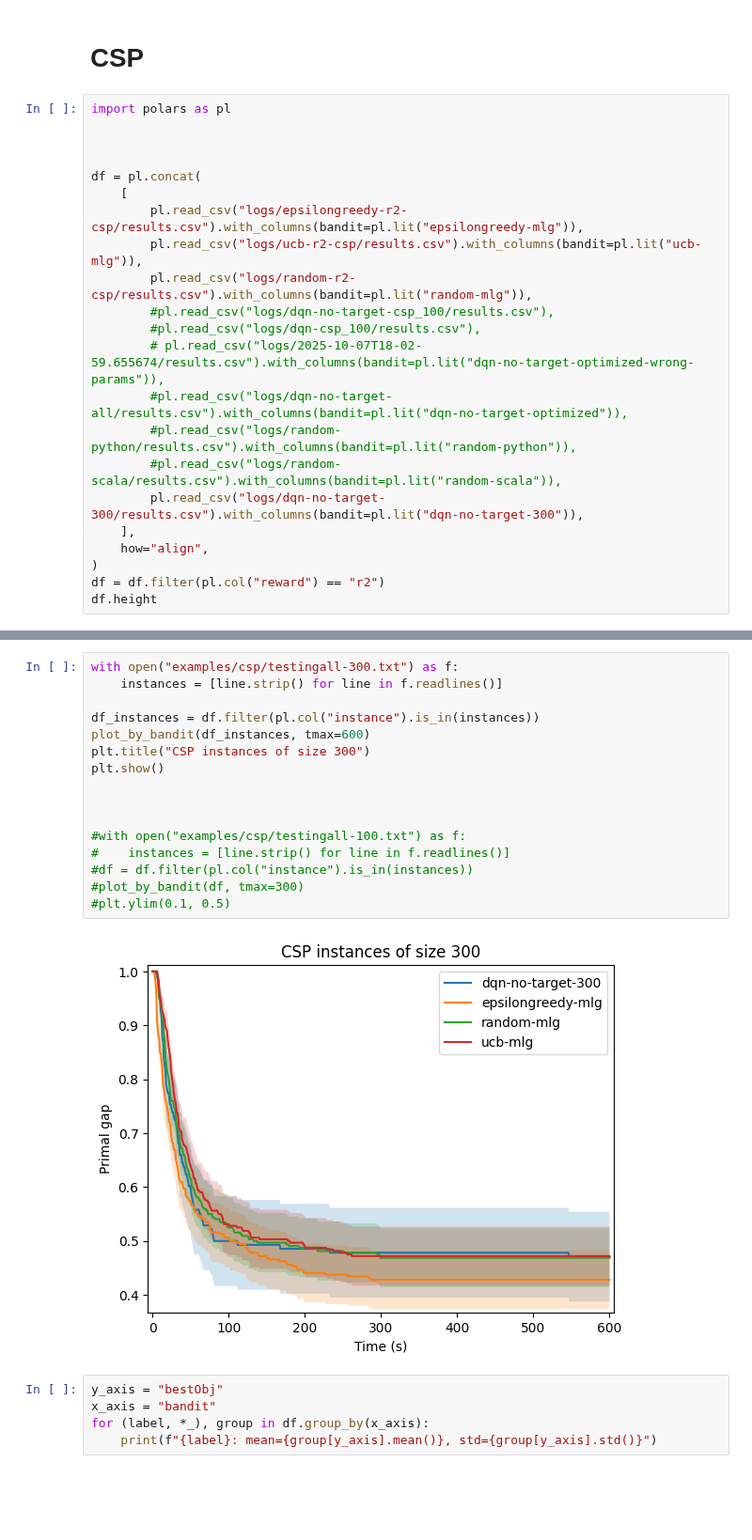
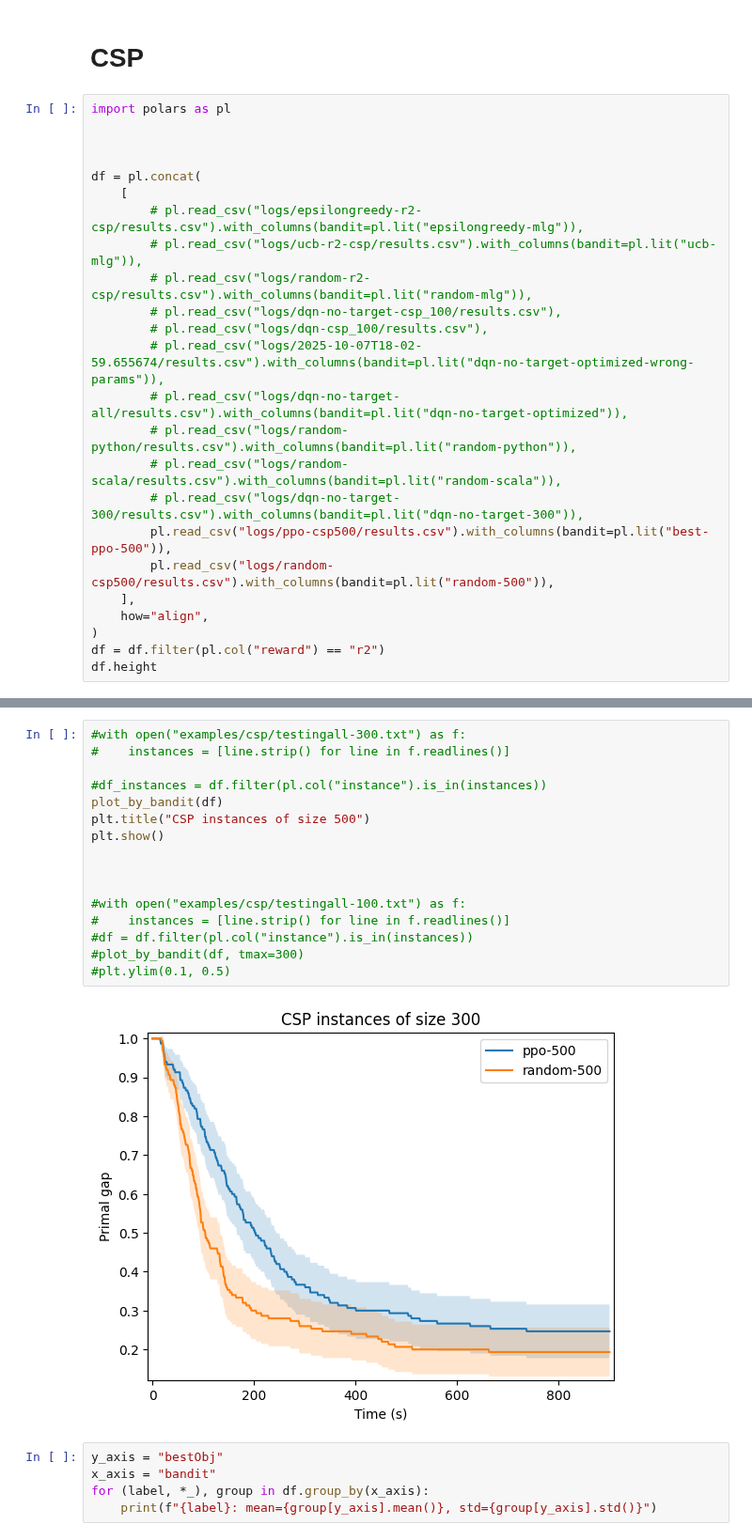
Before and after one commit to oscar-lib/LearningForOptimizing, a Jupyter notebook: plots.ipynb, the cells around one changed output, grey strips where cells are left out. Shown at 94% size. Drawn from its saved outputs; the diff is of its cells as text; blank space fills up the shorter version.

```diff
--- a/plots.ipynb
+++ b/plots.ipynb
@@ -178,16 +73,18 @@ import polars as pl
 
 df = pl.concat(
     [
-        pl.read_csv("logs/epsilongreedy-r2-csp/results.csv").with_columns(bandit=pl.lit("epsilongreedy-mlg")),
-        pl.read_csv("logs/ucb-r2-csp/results.csv").with_columns(bandit=pl.lit("ucb-mlg")),
-        pl.read_csv("logs/random-r2-csp/results.csv").with_columns(bandit=pl.lit("random-mlg")),
-        #pl.read_csv("logs/dqn-no-target-csp_100/results.csv"),
-        #pl.read_csv("logs/dqn-csp_100/results.csv"),
+        # pl.read_csv("logs/epsilongreedy-r2-csp/results.csv").with_columns(bandit=pl.lit("epsilongreedy-mlg")),
+        # pl.read_csv("logs/ucb-r2-csp/results.csv").with_columns(bandit=pl.lit("ucb-mlg")),
+        # pl.read_csv("logs/random-r2-csp/results.csv").with_columns(bandit=pl.lit("random-mlg")),
+        # pl.read_csv("logs/dqn-no-target-csp_100/results.csv"),
+        # pl.read_csv("logs/dqn-csp_100/results.csv"),
         # pl.read_csv("logs/2025-10-07T18-02-59.655674/results.csv").with_columns(bandit=pl.lit("dqn-no-target-optimized-wrong-params")),
-        #pl.read_csv("logs/dqn-no-target-all/results.csv").with_columns(bandit=pl.lit("dqn-no-target-optimized")),
-        #pl.read_csv("logs/random-python/results.csv").with_columns(bandit=pl.lit("random-python")),
-        #pl.read_csv("logs/random-scala/results.csv").with_columns(bandit=pl.lit("random-scala")),
-        pl.read_csv("logs/dqn-no-target-300/results.csv").with_columns(bandit=pl.lit("dqn-no-target-300")),
+        # pl.read_csv("logs/dqn-no-target-all/results.csv").with_columns(bandit=pl.lit("dqn-no-target-optimized")),
+        # pl.read_csv("logs/random-python/results.csv").with_columns(bandit=pl.lit("random-python")),
+        # pl.read_csv("logs/random-scala/results.csv").with_columns(bandit=pl.lit("random-scala")),
+        # pl.read_csv("logs/dqn-no-target-300/results.csv").with_columns(bandit=pl.lit("dqn-no-target-300")),
+        pl.read_csv("logs/ppo-csp500/results.csv").with_columns(bandit=pl.lit("best-ppo-500")),
+        pl.read_csv("logs/random-csp500/results.csv").with_columns(bandit=pl.lit("random-500")),
     ],
     how="align",
 )
@@ -198,21 +95,21 @@ df.height
 # %%
-with open("examples/csp/testingall-300.txt") as f:
-    instances = [line.strip() for line in f.readlines()]
+#with open("examples/csp/testingall-300.txt") as f:
+#    instances = [line.strip() for line in f.readlines()]
 
-df_instances = df.filter(pl.col("instance").is_in(instances))
-plot_by_bandit(df_instances, tmax=600)
-plt.title("CSP instances of size 300")
+#df_instances = df.filter(pl.col("instance").is_in(instances))
+plot_by_bandit(df)
+plt.title("CSP instances of size 500")
 plt.show()
 
 
 
 #with open("examples/csp/testingall-100.txt") as f:
 #    instances = [line.strip() for line in f.readlines()]
 #df = df.filter(pl.col("instance").is_in(instances))
 #plot_by_bandit(df, tmax=300)
 #plt.ylim(0.1, 0.5)
 # %% [output]
-[figure, old version]
+[figure, new version]
 # %%
 y_axis = "bestObj"
 x_axis = "bandit"
```
Also changed, not shown: parts of 3 cells of this notebook, 3 other files.
